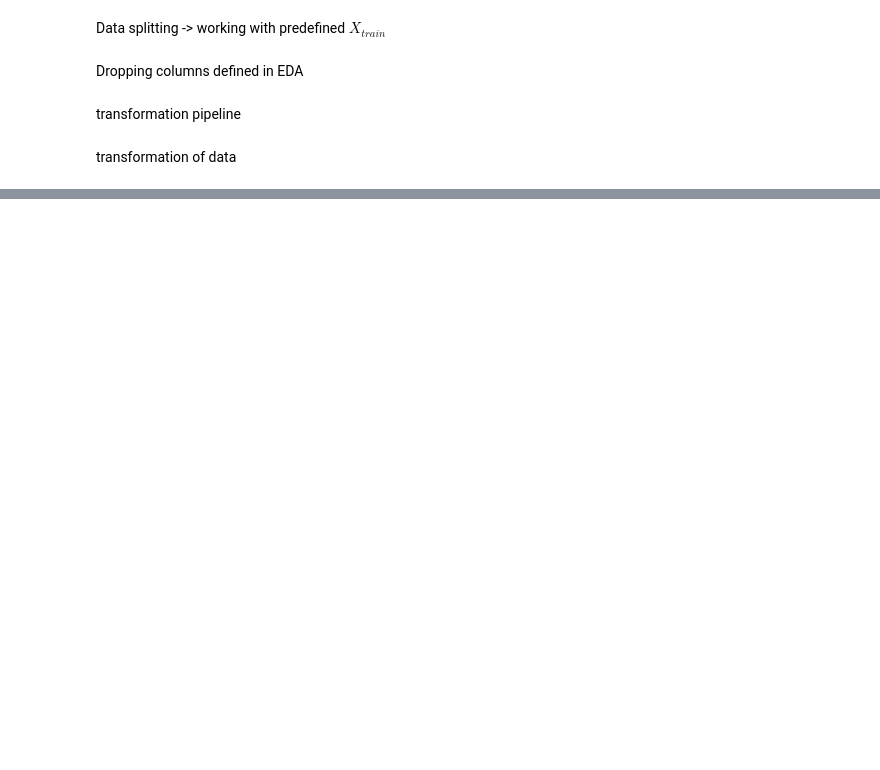
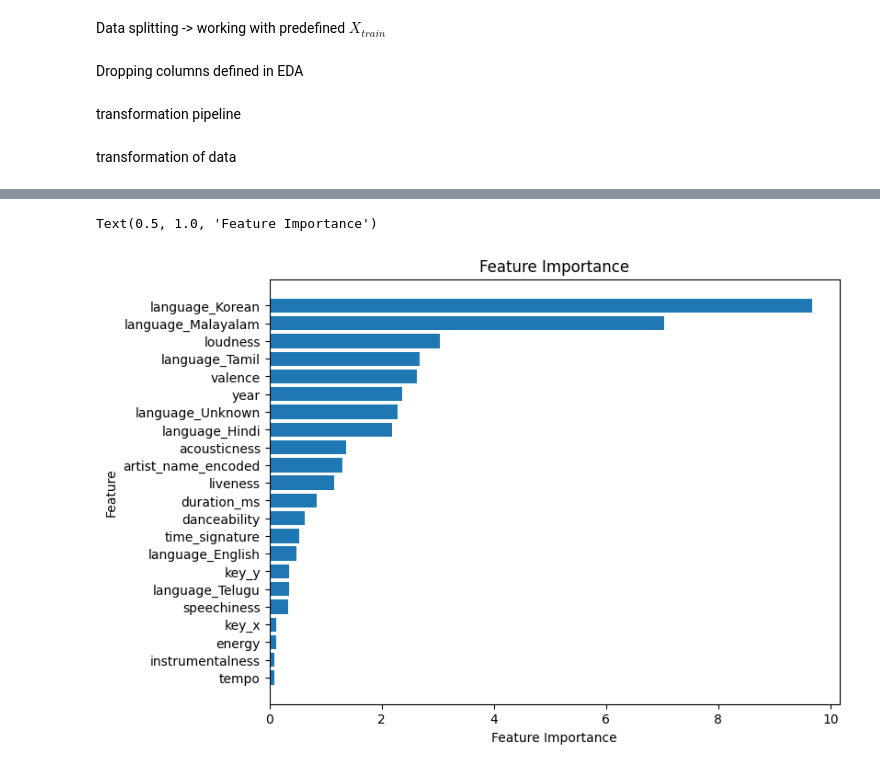
Before and after one commit to Sammuel21/pridav-music-project, a Jupyter notebook: Development/kenderes2/ridge_lasso.ipynb, the cells around one changed output, grey strips where cells are left out. Drawn from its saved outputs; the diff is of its cells as text; code cells hidden in the pictures; blank space fills up the shorter version.

```diff
--- a/Development/kenderes2/ridge_lasso.ipynb
+++ b/Development/kenderes2/ridge_lasso.ipynb
@@ -105,0 +96,13 @@ pd.DataFrame(preprocessing.fit_transform(X_train))
+# %%
+X_train_transformed = preprocessing.fit_transform(X_train)
+
+onehot_columns = preprocessing.named_steps['transformation'].transformers_[0][1].get_feature_names_out(onehot_col)
+circle_of_fifths_columns = ['key_x', 'key_y']
+artist_name_columns = ['artist_name_encoded']
+numeric_columns = numeric_columns
+
+all_columns = list(onehot_columns) + circle_of_fifths_columns + artist_name_columns + numeric_columns
+
+X_train = pd.DataFrame(X_train_transformed, columns=all_columns)
+
+y_train = y_train.reset_index(drop=True)
@@ -105,0 +159,14 @@ pd.DataFrame(preprocessing.fit_transform(X_train))
+# %%
+importance = np.abs(ridge.coef_)
+features = X_train.columns
+importance, features = zip(*sorted(zip(importance, features)))
+
+plt.figure(figsize=(8, 6))
+plt.barh(range(len(features)), importance, align='center')
+plt.yticks(range(len(features)), features)
+plt.xlabel('Feature Importance')
+plt.ylabel('Feature')
+plt.title('Feature Importance')
+# %% [output]
+Text(0.5, 1.0, 'Feature Importance')
+[figure, added]
```
Also changed, not shown: parts of 17 cells of this notebook, 3 other files.
